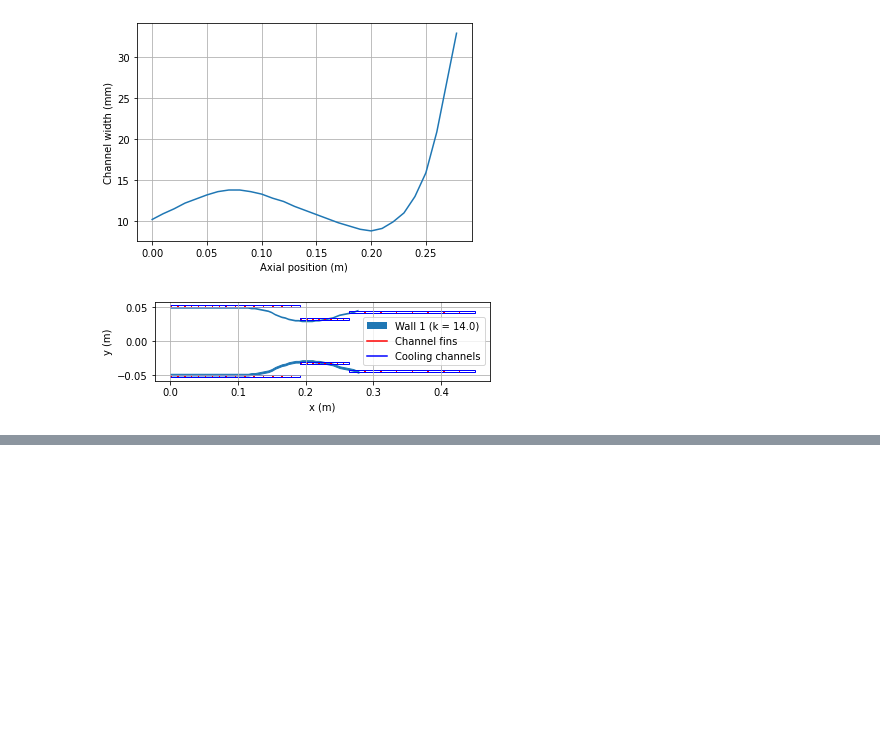
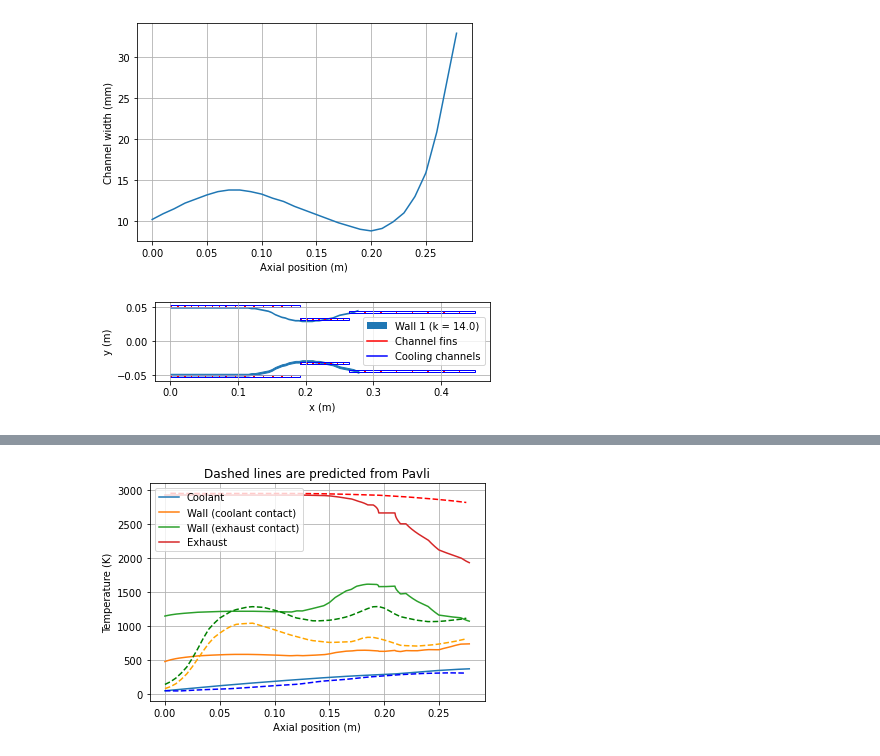
Before and after one commit to cuspaceflight/bamboo, a Jupyter notebook: Pavli 1966.ipynb, the cells around one changed output, grey strips where cells are left out. Saved outputs shown, nothing was run; the diff lists cells and outputs as text; code cells hidden in the pictures; blank space fills up the shorter version.

```diff
--- a/Pavli 1966.ipynb
+++ b/Pavli 1966.ipynb
@@ -175,3 +186,17 @@ plt.show()
+# %%
+bam.plot.plot_temperatures(bamboo_data)
+plt.plot(data["Predicted temperatures"]["x (m)"], data["Predicted temperatures"]["Tc (K)"], color = "blue", linestyle = "--")
+plt.plot(data["Predicted temperatures"]["x (m)"], data["Predicted temperatures"]["Twc (K)"], color = "orange", linestyle = "--")
+plt.plot(data["Predicted temperatures"]["x (m)"], data["Predicted temperatures"]["Twh1 (K)"], color = "green", linestyle = "--")
+#plt.plot(data["Predicted temperatures"]["x (m)"], data["Predicted temperatures"]["Twh2 (K)"], color = "green", linestyle = "--")
+plt.plot(data["Predicted temperatures"]["x (m)"], data["Predicted temperatures"]["Th (K)"], color = "red", linestyle = "--")
+
+plt.title("Dashed lines are predicted from Pavli")
+plt.legend()
+plt.legend(loc = "upper left")
+plt.show()
+# %% [output]
+[figure, added]
 # %%
 bam.plot.plot_thermal_resistances(bamboo_data)
 bam.plot.plot_coolant_h(bamboo_data)
```
Also changed, not shown: parts of 5 cells of this notebook, 4 other files.
